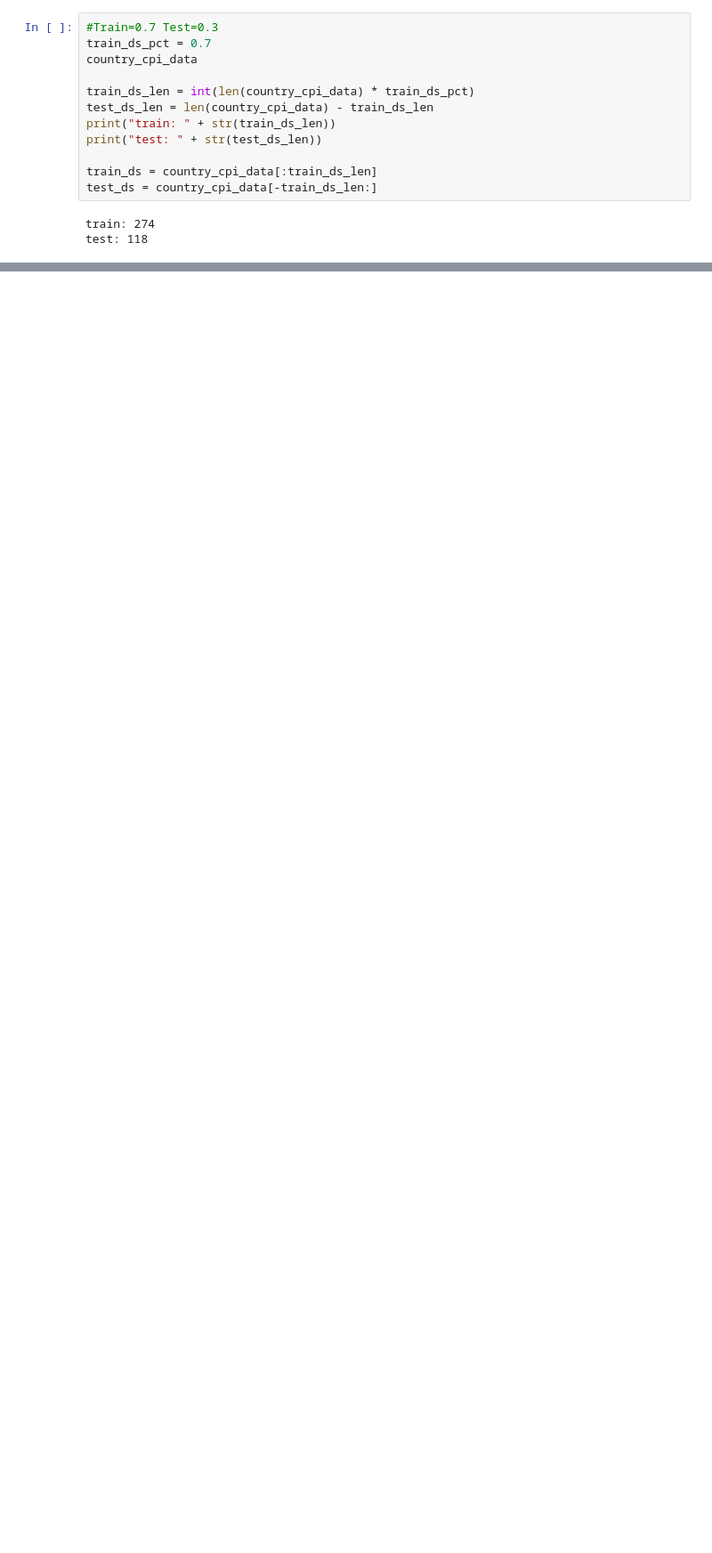
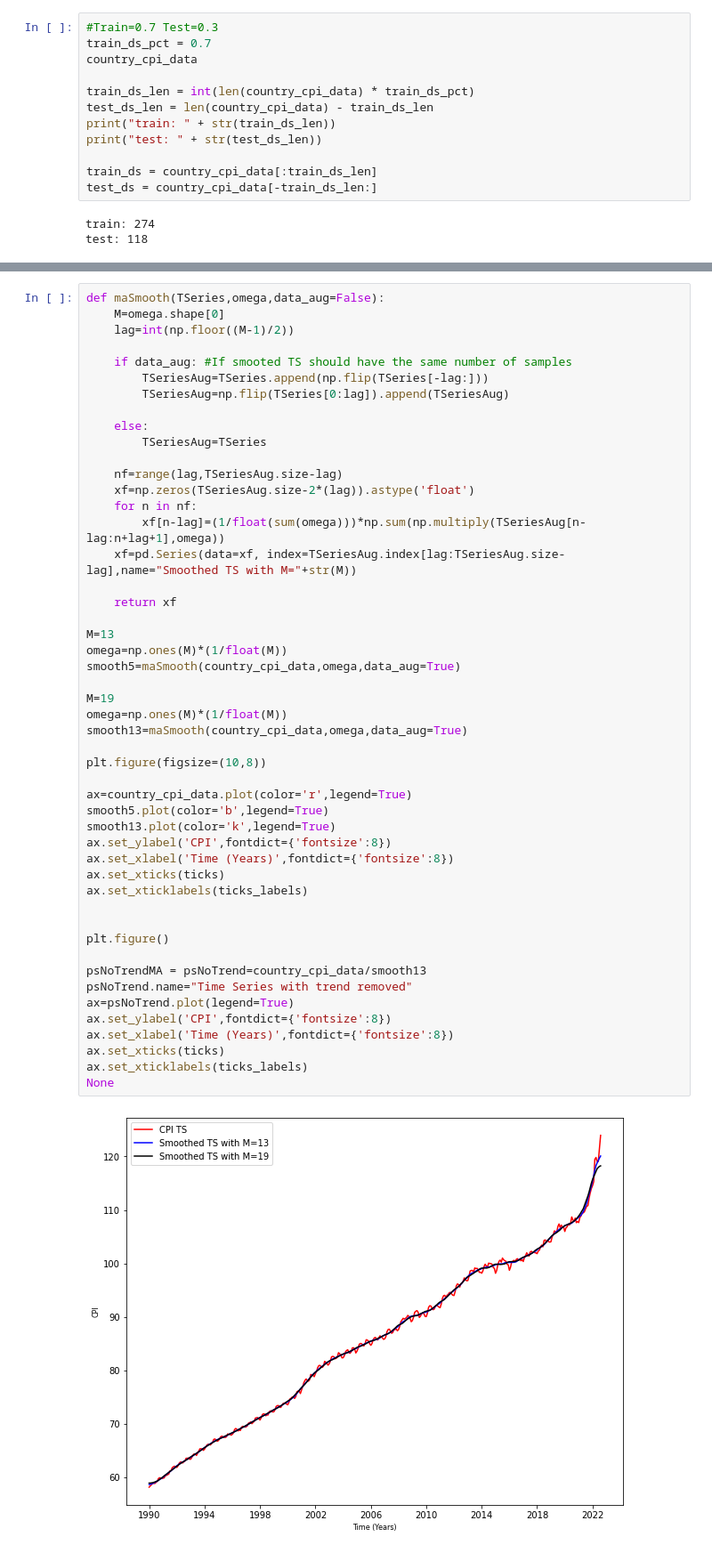
Before and after one commit to Migalvao/TimeSeriesAnalysis, a Jupyter notebook: main.ipynb, the cells around one changed output, grey strips where cells are left out. Shown: that part at 89% size. Saved outputs shown, nothing was run; the diff lists cells and outputs as text; blank space fills up the shorter version.

```diff
--- a/main.ipynb
+++ b/main.ipynb
@@ -155,0 +196,51 @@ test: 118
+# %%
+def maSmooth(TSeries,omega,data_aug=False):
+    M=omega.shape[0]
+    lag=int(np.floor((M-1)/2))
+
+    if data_aug: #If smooted TS should have the same number of samples
+        TSeriesAug=TSeries.append(np.flip(TSeries[-lag:]))
+        TSeriesAug=np.flip(TSeries[0:lag]).append(TSeriesAug)
+
+    else:
+        TSeriesAug=TSeries
+
+    nf=range(lag,TSeriesAug.size-lag)
+    xf=np.zeros(TSeriesAug.size-2*(lag)).astype('float')
+    for n in nf:
+        xf[n-lag]=(1/float(sum(omega)))*np.sum(np.multiply(TSeriesAug[n-lag:n+lag+1],omega))
+    xf=pd.Series(data=xf, index=TSeriesAug.index[lag:TSeriesAug.size-lag],name="Smoothed TS with M="+str(M))
+
+    return xf
+
+M=13
+omega=np.ones(M)*(1/float(M))
+smooth5=maSmooth(country_cpi_data,omega,data_aug=True)
+
+M=19
+omega=np.ones(M)*(1/float(M))
+smooth13=maSmooth(country_cpi_data,omega,data_aug=True)
+
+plt.figure(figsize=(10,8))
+
+ax=country_cpi_data.plot(color='r',legend=True)
+smooth5.plot(color='b',legend=True)
+smooth13.plot(color='k',legend=True)
+ax.set_ylabel('CPI',fontdict={'fontsize':8})
+ax.set_xlabel('Time (Years)',fontdict={'fontsize':8})
+ax.set_xticks(ticks)
+ax.set_xticklabels(ticks_labels)
+
+
+plt.figure()
+
+psNoTrendMA = psNoTrend=country_cpi_data/smooth13
+psNoTrend.name="Time Series with trend removed"
+ax=psNoTrend.plot(legend=True)
+ax.set_ylabel('CPI',fontdict={'fontsize':8})
+ax.set_xlabel('Time (Years)',fontdict={'fontsize':8})
+ax.set_xticks(ticks)
+ax.set_xticklabels(ticks_labels)
+None
+# %% [output]
+[figure, added]
```
Also changed, not shown: parts of 30 cells of this notebook, 2 other files.
